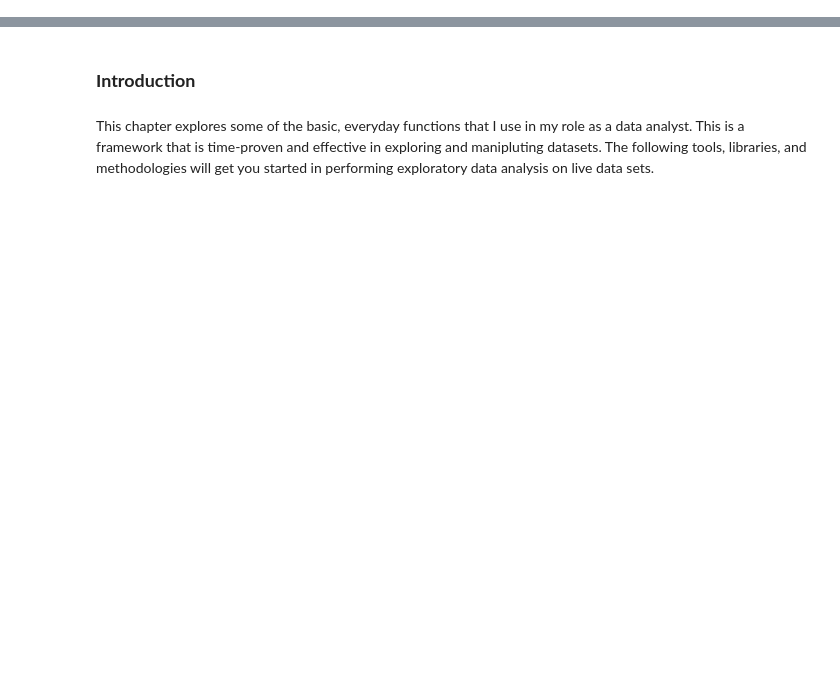
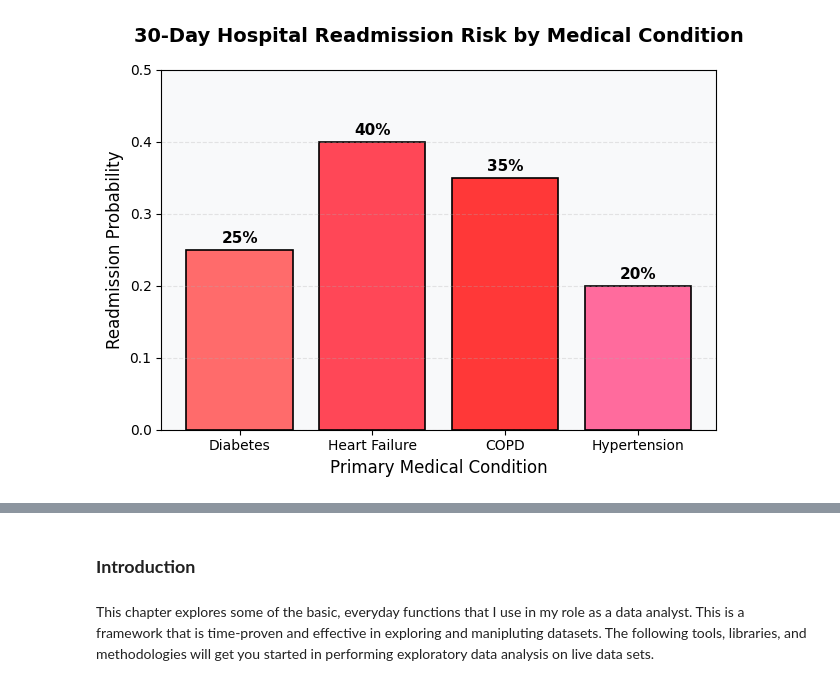
Before and after one commit to bendupey87/data_101_textbook, a Jupyter notebook: book/_build/jupyter_execute/data_101_book.ipynb, the cells around one changed output, grey strips where cells are left out. Cells and saved outputs as stored; diff of their text form; code cells hidden in the pictures; blank space fills up the shorter version.

```diff
--- a/book/_build/jupyter_execute/data_101_book.ipynb
+++ b/book/_build/jupyter_execute/data_101_book.ipynb
@@ -3,0 +1016,59 @@
+# %%
+# Import visualization library
+import matplotlib.pyplot as plt
+
+# Define medical conditions commonly associated with readmissions
+# These are based on real healthcare data showing highest-risk conditions
+conditions = ["Diabetes", "Heart Failure", "COPD", "Hypertension"]
+
+# Readmission risk probabilities based on healthcare research
+# These percentages reflect actual patterns from Medicare data
+risk = [0.25,    # Diabetes: 25% readmission rate due to blood sugar complications
+        0.40,    # Heart Failure: 40% rate - highest risk due to fluid management issues
+        0.35,    # COPD (lung disease): 35% rate - respiratory complications common
+        0.20]    # Hypertension: 20% rate - generally more manageable condition
+
+# Create a bar chart to visualize risk levels
+bars = plt.bar(conditions, risk,
+               color=['#FF6B6B', '#FF4757', '#FF3838', '#FF6B9D'],  # Red gradient - higher risk = darker red
+               edgecolor='black',    # Black borders for clarity
+               linewidth=1.2)        # Border thickness
+
+# Add percentage labels on top of each bar for precise reading
+for i, bar in enumerate(bars):
+    height = bar.get_height()  # Get the bar height (risk probability)
+    plt.text(bar.get_x() + bar.get_width()/2,  # Center horizontally on bar
+             height + 0.01,                     # Position slightly above bar
+             f'{risk[i]:.0%}',                  # Format as percentage (e.g., "25%")
+             ha='center',                       # Center-align text
+             fontsize=11,                       # Text size
+             fontweight='bold')                 # Bold for emphasis
+
+# Chart formatting and labels
+plt.title("30-Day Hospital Readmission Risk by Medical Condition",
+          fontsize=14, fontweight='bold', pad=20)
+plt.ylabel("Readmission Probability", fontsize=12)
+plt.xlabel("Primary Medical Condition", fontsize=12)
+
+# Set y-axis to show 0-50% range for better visual scaling
+plt.ylim(0, 0.5)
+
+# Add horizontal grid lines to help read values
+plt.grid(axis='y', alpha=0.3, linestyle='--')
+
+# Rotate x-axis labels for better readability if needed
+plt.xticks(rotation=0, fontsize=10)
+
+# Add a subtle background color to distinguish the chart area
+plt.gca().set_facecolor('#F8F9FA')
+
+plt.tight_layout()  # Adjust spacing to prevent label cutoff
+plt.show()
+
+# CLINICAL INSIGHT: Heart failure has the highest readmission risk because:
+# 1. Fluid balance is difficult to manage at home
+# 2. Symptoms can deteriorate rapidly
+# 3. Multiple medications with complex interactions
+# 4. Often occurs in elderly patients with multiple conditions
+# %% [output]
+[figure, added]
```
Also changed, not shown: parts of 240 cells of this notebook, 49 other files.
